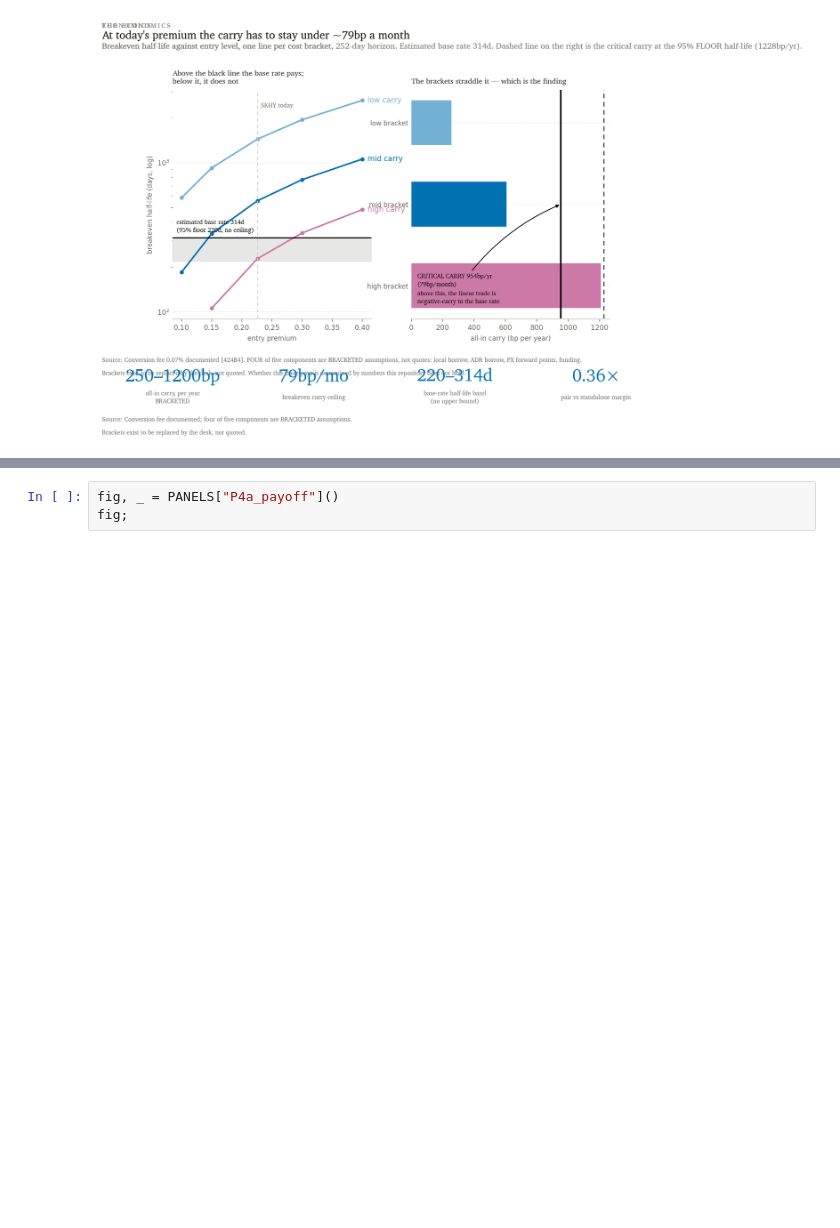
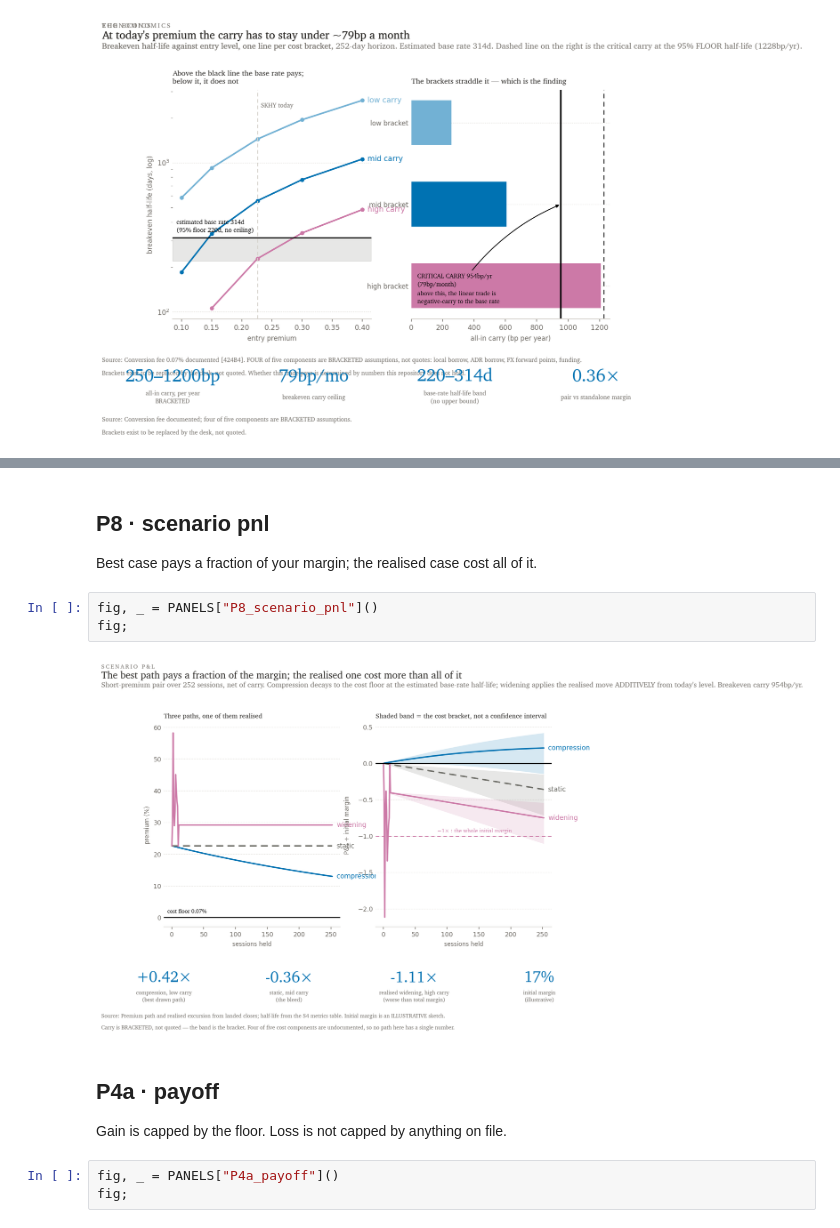
Before and after one commit to ZinuoS/Charon, a Jupyter notebook: notebooks/01_client_note.ipynb, the cells around one changed output, grey strips where cells are left out. Saved outputs shown, nothing was run; the diff lists cells and outputs as text; blank space fills up the shorter version.

```diff
--- a/notebooks/01_client_note.ipynb
+++ b/notebooks/01_client_note.ipynb
@@ -54,3 +73,16 @@ A move that already happened would have called for 44 cents of margin per dollar
+# %% [markdown]
+## P8 · scenario pnl
+
+Best case pays a fraction of your margin; the realised case cost all of it.
+# %%
+fig, _ = PANELS["P8_scenario_pnl"]()
+fig;
+# %% [output]
+[figure, added]
+# %% [markdown]
+## P4a · payoff
+
+Gain is capped by the floor. Loss is not capped by anything on file.
 # %%
 fig, _ = PANELS["P4a_payoff"]()
 fig;
```
Also changed, not shown: parts of 20 cells of this notebook, 8 other files.
